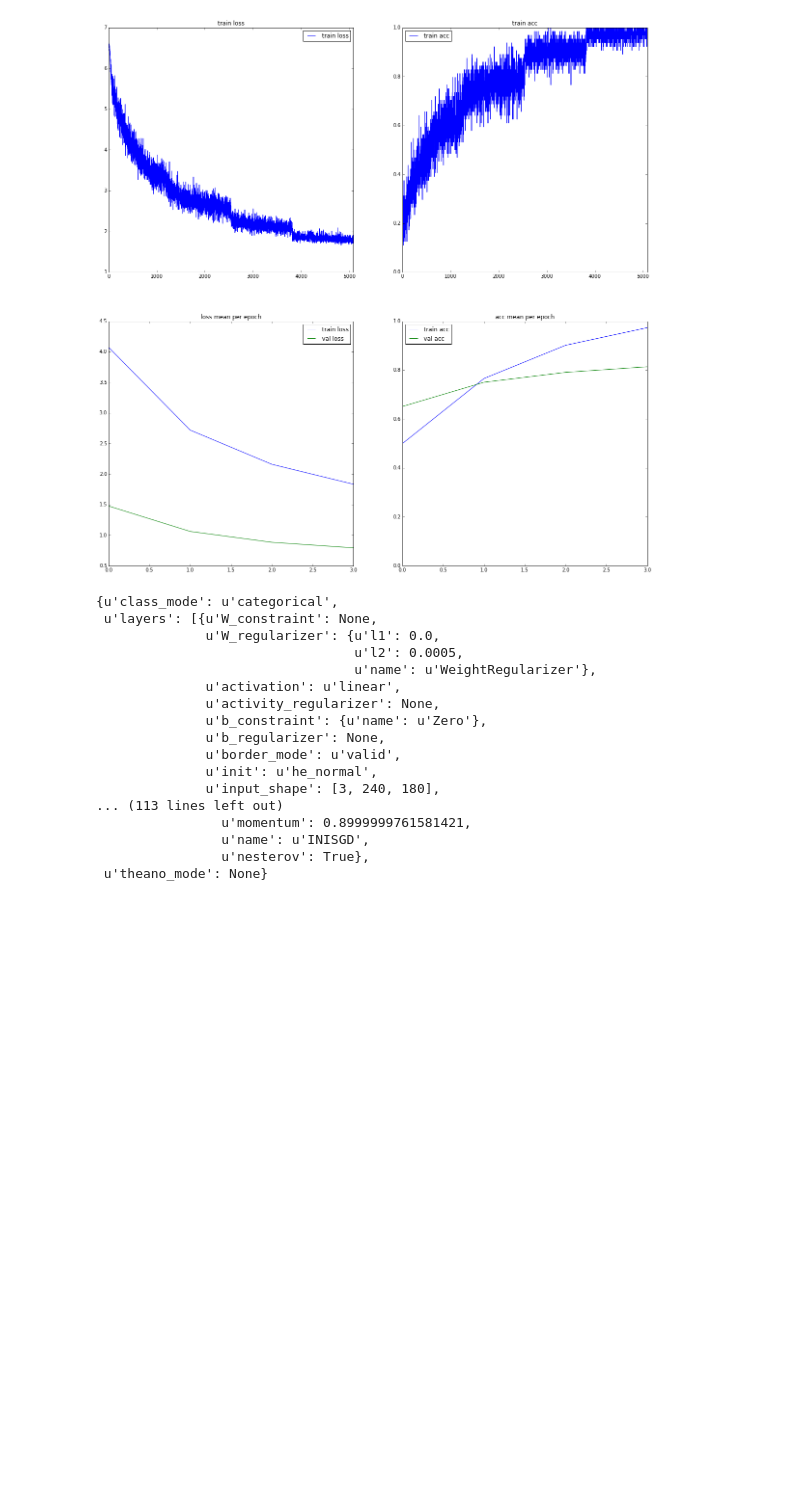
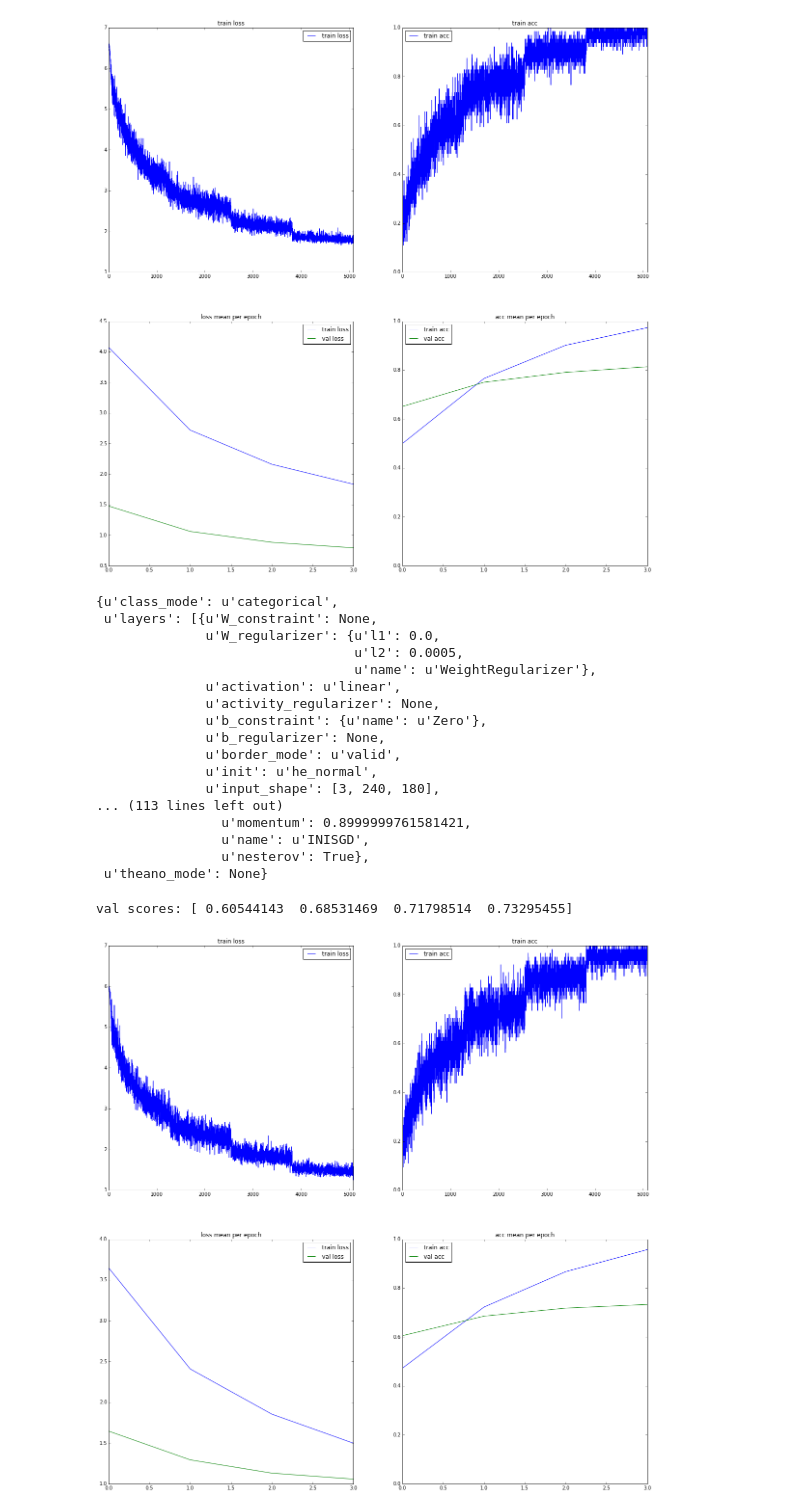
Before and after one commit to marcuniq/ini_caltech101, a Jupyter notebook: iPython Notebooks/Results visualization - every step.ipynb, the cells around one changed output. Saved outputs shown, nothing was run; the diff lists cells and outputs as text; code cells hidden in the pictures; blank space fills up the shorter version.

Commit message:
experiment: conv1 - relu - conv2 - relu - max pooling

```diff
--- a/iPython Notebooks/Results visualization - every step.ipynb
+++ b/iPython Notebooks/Results visualization - every step.ipynb
@@ -368,3 +368,14 @@ show_arch(pp + 'results/2015-12-03_16.28.06_bn_conv128-7x7_img-gen_architecture.
                 u'name': u'INISGD',
                 u'nesterov': True},
  u'theano_mode': None}
+# %%
+# batch normalization mode 1 modified, data normalization
+# 4 epochs, batch size 64,  per epoch
+# 81378 train samples, 9104 validation samples, 10102 test samples -> train/test split loaded from disk
+# lr 0.02, lr_decay = 3e-3
+# conv1 - relu - conv2 - relu - max pooling
+data = plot(pp + 'results/2015-12-03_18.54.00_bn_conv1-relu-conv2-relu-maxp_img-gen_history.json')
+print "val scores:", np.mean(data['val_acc'], axis=1)
+# %% [output]
+val scores: [ 0.60544143  0.68531469  0.71798514  0.73295455]
+[figure, added]
```
Also changed, not shown: parts of 1 cell of this notebook, 3 other files.
